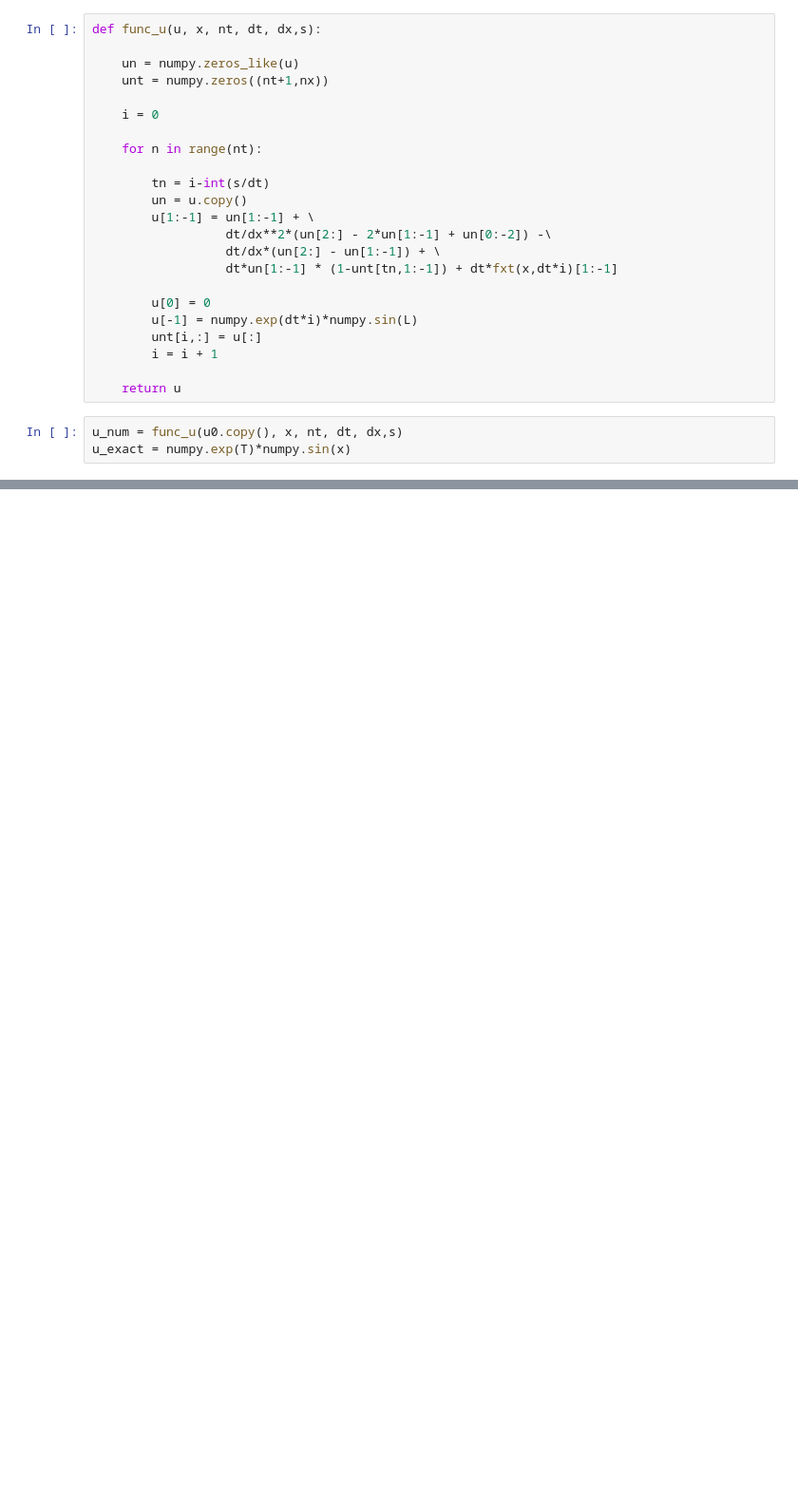
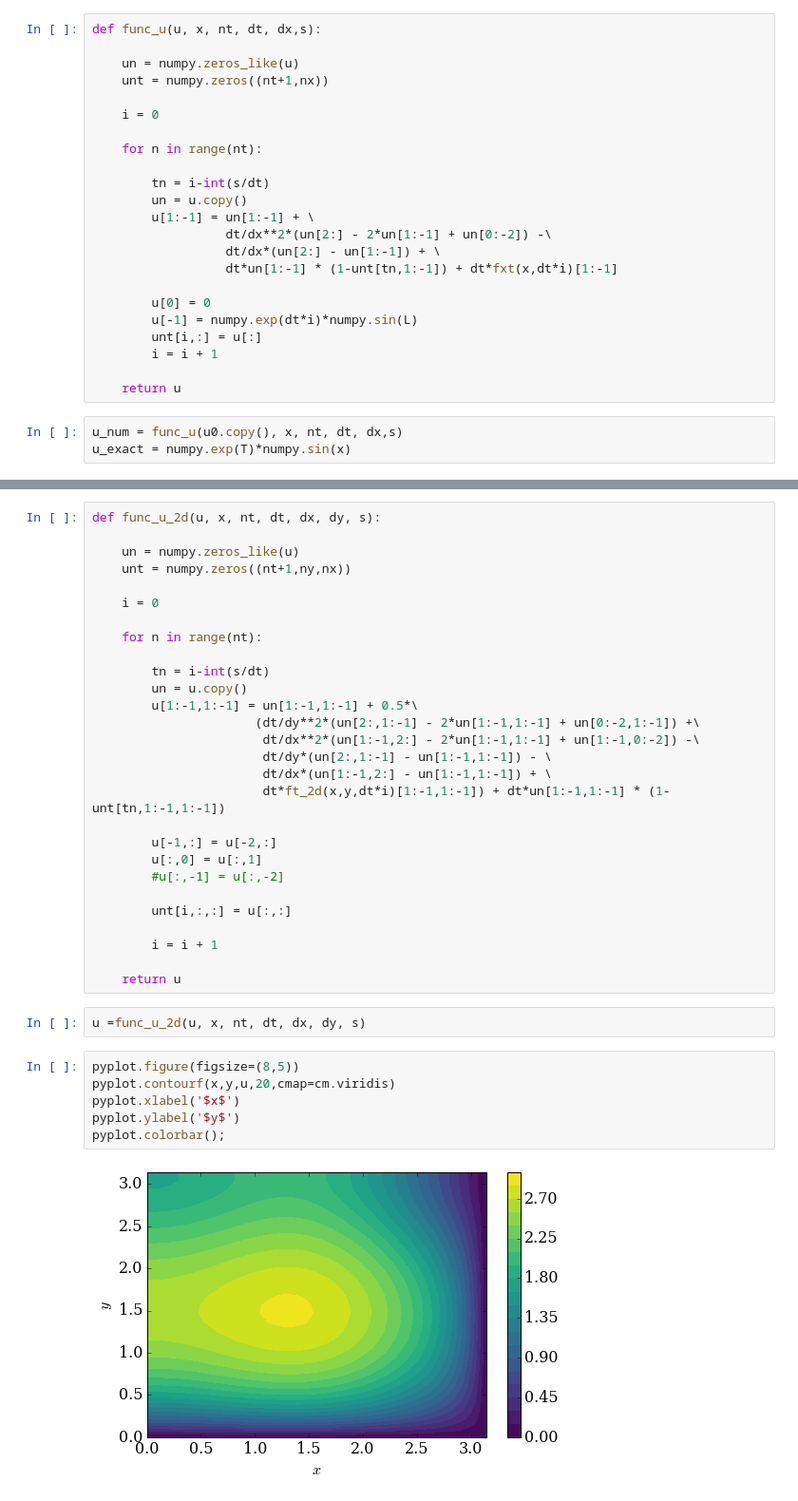
Before and after one commit to numerical-mooc/assignment-bank-2016, a Jupyter notebook: jameswu/Time_Delay_PDE.ipynb, the cells around one changed output, grey strips where cells are left out. Shown at 95% size. Cells and saved outputs as stored; diff of their text form; blank space fills up the shorter version.

```diff
--- a/jameswu/Time_Delay_PDE.ipynb
+++ b/jameswu/Time_Delay_PDE.ipynb
@@ -105,0 +147,38 @@ HTML(anim.to_html5_video())
+# %%
+def func_u_2d(u, x, nt, dt, dx, dy, s):
+
+    un = numpy.zeros_like(u)
+    unt = numpy.zeros((nt+1,ny,nx))
+
+    i = 0
+
+    for n in range(nt):
+
+        tn = i-int(s/dt)
+        un = u.copy()
+        u[1:-1,1:-1] = un[1:-1,1:-1] + 0.5*\
+                      (dt/dy**2*(un[2:,1:-1] - 2*un[1:-1,1:-1] + un[0:-2,1:-1]) +\
+                       dt/dx**2*(un[1:-1,2:] - 2*un[1:-1,1:-1] + un[1:-1,0:-2]) -\
+                       dt/dy*(un[2:,1:-1] - un[1:-1,1:-1]) - \
+                       dt/dx*(un[1:-1,2:] - un[1:-1,1:-1]) + \
+                       dt*ft_2d(x,y,dt*i)[1:-1,1:-1]) + dt*un[1:-1,1:-1] * (1-unt[tn,1:-1,1:-1])
+
+        u[-1,:] = u[-2,:]
+        u[:,0] = u[:,1]
+        #u[:,-1] = u[:,-2]
+
+        unt[i,:,:] = u[:,:]
+
+        i = i + 1
+
+    return u
+# %%
+u =func_u_2d(u, x, nt, dt, dx, dy, s)
+# %%
+pyplot.figure(figsize=(8,5))
+pyplot.contourf(x,y,u,20,cmap=cm.viridis)
+pyplot.xlabel('$x$')
+pyplot.ylabel('$y$')
+pyplot.colorbar();
+# %% [output]
+[figure, added]
```
Also changed, not shown: parts of 10 cells of this notebook.
